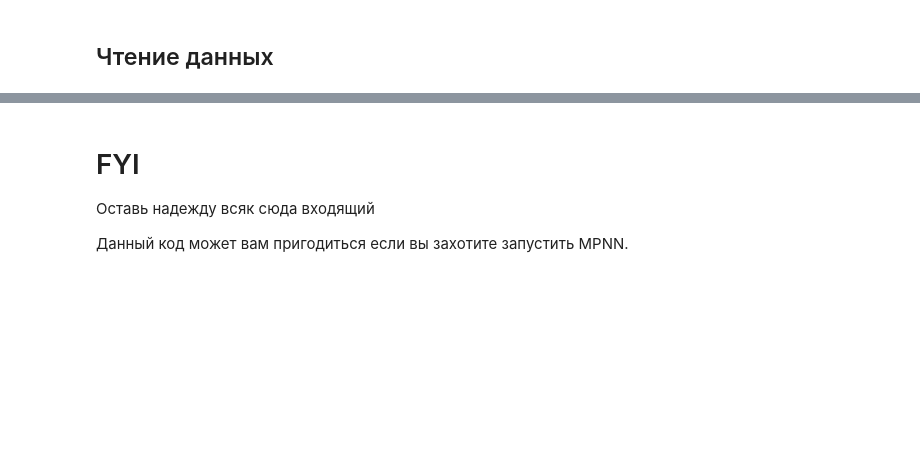
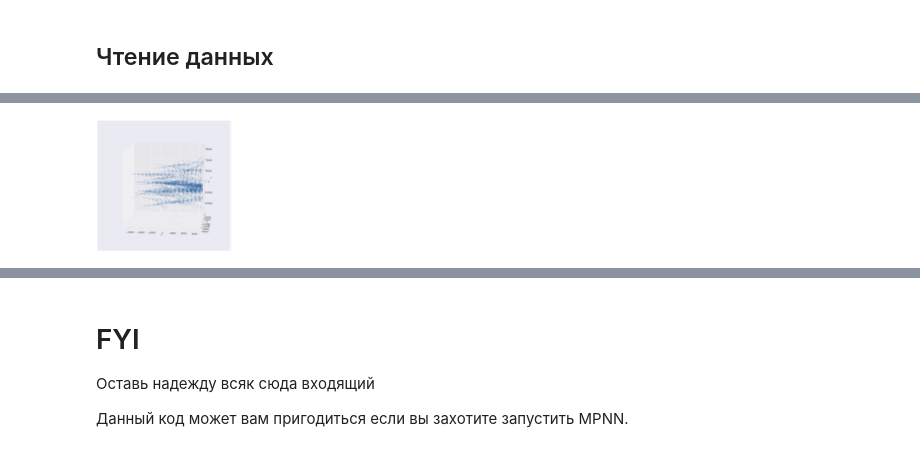
Before and after one commit to SchattenGenie/em_showers_separation, a Jupyter notebook: visualization.ipynb, the cells around one changed output, grey strips where cells are left out. Drawn from its saved outputs; the diff is of its cells as text; code cells hidden in the pictures; blank space fills up the shorter version.

Commit message:
added some visualizations

```diff
--- a/visualization.ipynb
+++ b/visualization.ipynb
@@ -9,5 +9,7 @@ import sys
 sys.path.append("..")
 from tqdm import tqdm
 import networkx as nx
-from tools.opera_tools import combine_mc_bg, gen_graphx, gen_x_y_dataset, load_bg, plot_dataframe
+from tools.opera_tools import gen_graphx, gen_x_y_dataset, plot_dataframe
 from tools.opera_tools import BRICK_X_MAX, BRICK_X_MIN, BRICK_Y_MAX, BRICK_Y_MIN, SAFE_M
+import seaborn as sns
+sns.set()
@@ -92,3 +90,5 @@ NameError: name 'pd' is not defined
 # %%
 # будьте осторжны! Не подавайте на вход весь датафрейм
-plot_dataframe(df.iloc[df.brick_id==0])
+plot_dataframe(df.loc[df.brick_id==0])
+# %% [output]
+[figure, added]
```
Also changed, not shown: parts of 10 cells of this notebook.
